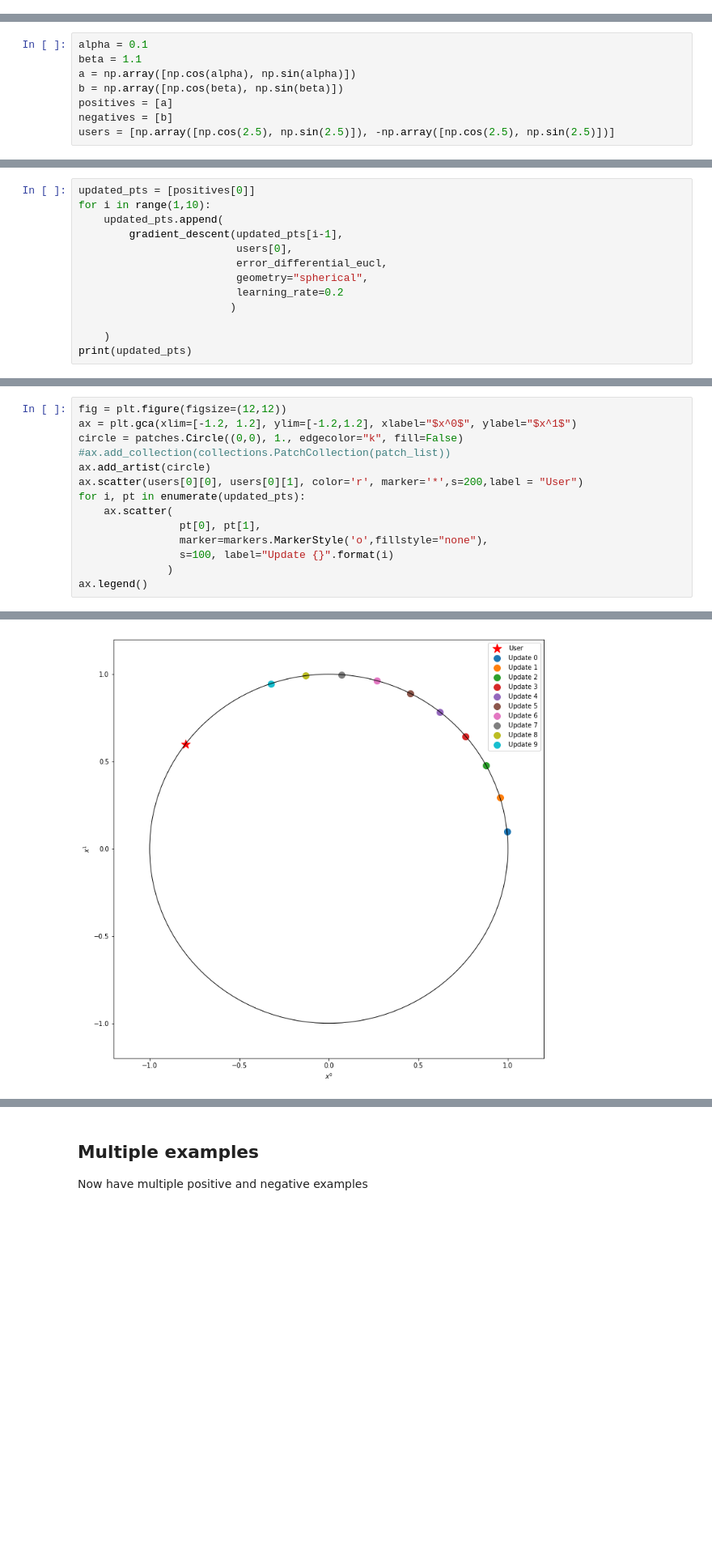
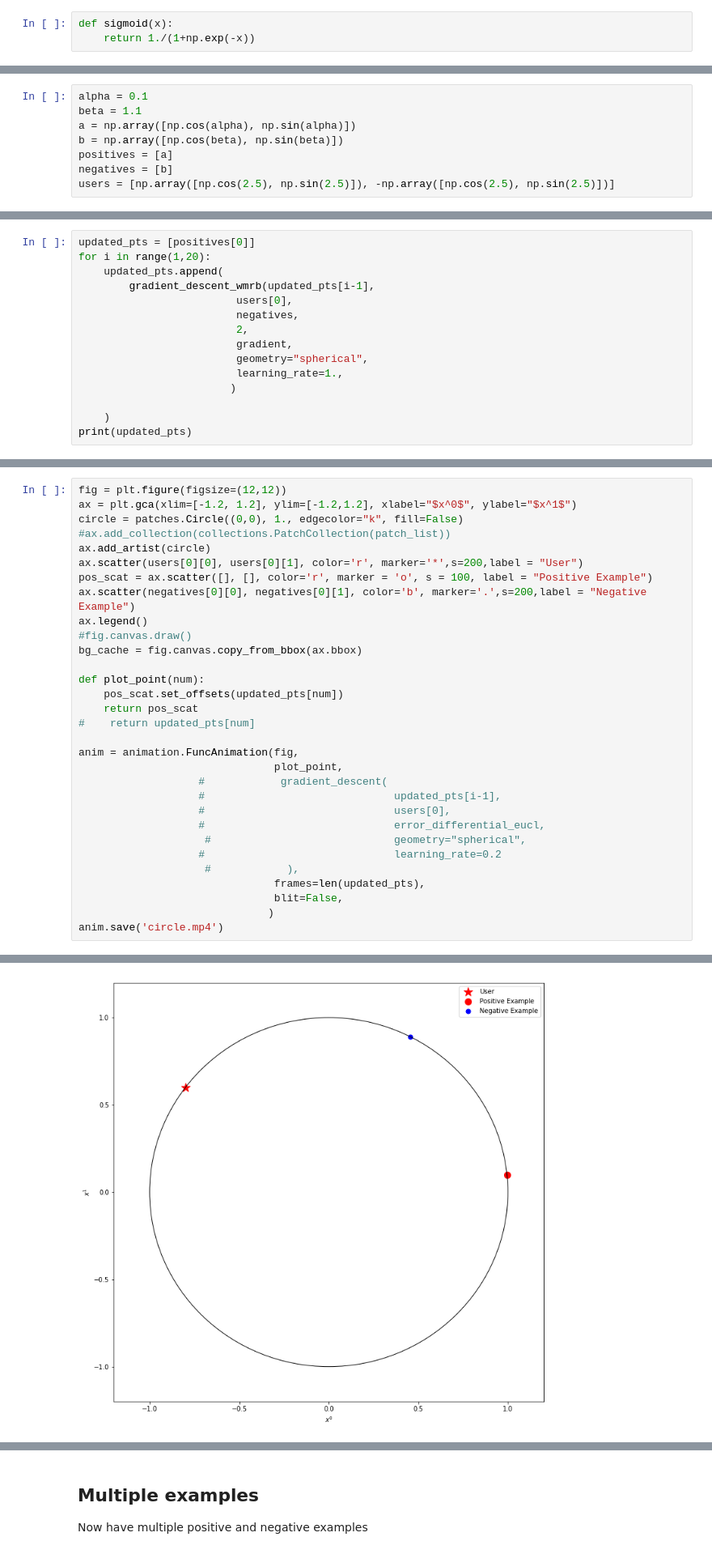
Before and after one commit to DRWardrope/GeometryTests, a Jupyter notebook: WMRB_Test.ipynb, the cells around one changed output, grey strips where cells are left out. Shown at 81% size. Saved outputs shown, nothing was run; the diff lists cells and outputs as text; blank space fills up the shorter version.

Commit message:
Updating WMRB to follow algorithm

```diff
--- a/WMRB_Test.ipynb
+++ b/WMRB_Test.ipynb
@@ -9,3 +9,6 @@ from matplotlib import collections, lines, markers, path, patches
 %matplotlib inline
 # %%
 from optimiser import *
+# %%
+def sigmoid(x):
+    return 1./(1+np.exp(-x))
@@ -23,12 +126,14 @@ users = [np.array([np.cos(2.5), np.sin(2.5)]), -np.array([np.cos(2.5), np.sin(2.
 # %%
 updated_pts = [positives[0]]
-for i in range(1,10):
+for i in range(1,20):
     updated_pts.append(
-        gradient_descent(updated_pts[i-1],
+        gradient_descent_wmrb(updated_pts[i-1],
                          users[0],
-                         error_differential_eucl,
+                         negatives,
+                         2,
+                         gradient,
                          geometry="spherical",
-                         learning_rate=0.2
+                         learning_rate=1.,
                         )
 
     )
@@ -60,11 +166,28 @@ circle = patches.Circle((0,0), 1., edgecolor="k", fill=False)
 #ax.add_collection(collections.PatchCollection(patch_list))
 ax.add_artist(circle)
 ax.scatter(users[0][0], users[0][1], color='r', marker='*',s=200,label = "User")
-for i, pt in enumerate(updated_pts):
-    ax.scatter(
-                pt[0], pt[1],
-                marker=markers.MarkerStyle('o',fillstyle="none"),
-                s=100, label="Update {}".format(i)
-              )
+pos_scat = ax.scatter([], [], color='r', marker = 'o', s = 100, label = "Positive Example")
+ax.scatter(negatives[0][0], negatives[0][1], color='b', marker='.',s=200,label = "Negative Example")
 ax.legend()
+#fig.canvas.draw()
+bg_cache = fig.canvas.copy_from_bbox(ax.bbox)
+
+def plot_point(num):
+    pos_scat.set_offsets(updated_pts[num])
+    return pos_scat
+#    return updated_pts[num]
+
+anim = animation.FuncAnimation(fig,
+                               plot_point,
+                   #            gradient_descent(
+                   #                              updated_pts[i-1],
+                   #                              users[0],
+                   #                              error_differential_eucl,
+                    #                             geometry="spherical",
+                   #                              learning_rate=0.2
+                    #            ),
+                               frames=len(updated_pts),
+                               blit=False,
+                              )
+anim.save('circle.mp4')
 # %% [output]
@@ -72 +194 @@ ax.legend()
-[figure, old version]
+[figure, new version]
```
Also changed, not shown: parts of 19 cells of this notebook, 1 other file.
